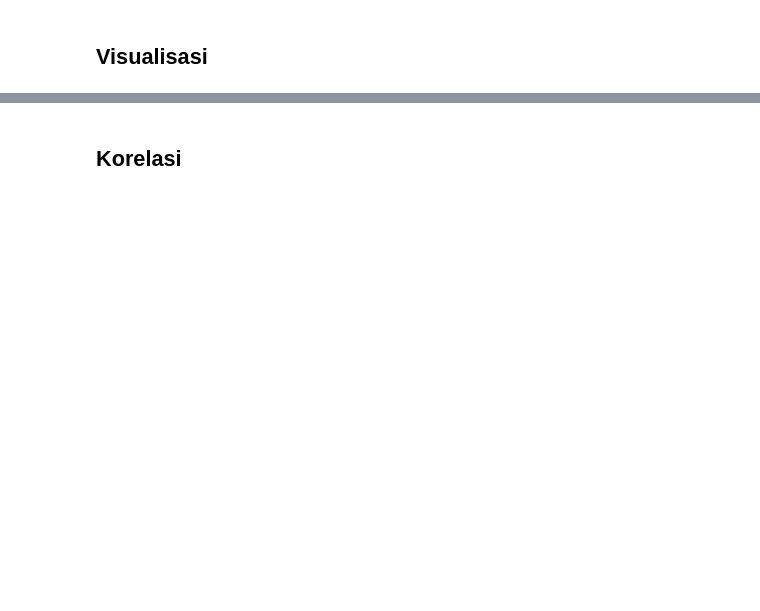
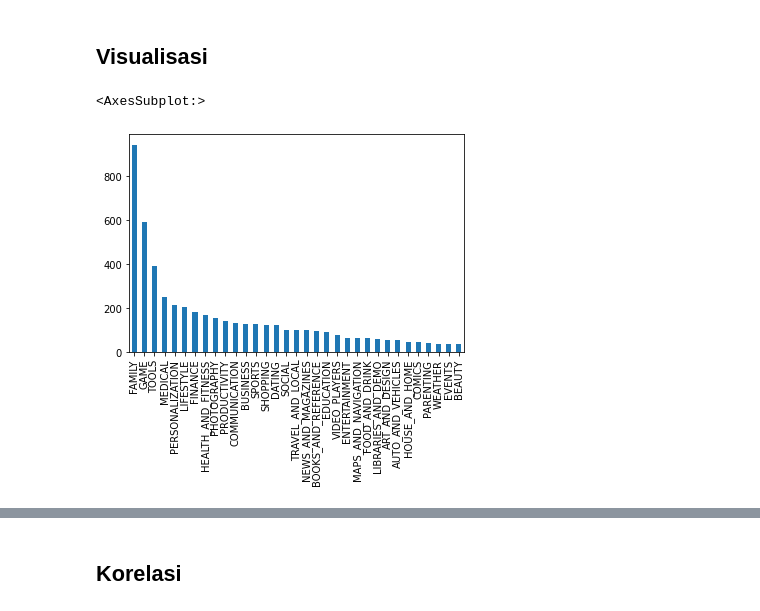
Before and after one commit to msyahrulsp/TuBesPengKom2, a Jupyter notebook: TuBes.ipynb, the cells around one changed output, grey strips where cells are left out. Drawn from its saved outputs; the diff is of its cells as text; code cells hidden in the pictures; blank space fills up the shorter version.

Commit message:
menambahkan isi pada bagian visualisasi

```diff
--- a/TuBes.ipynb
+++ b/TuBes.ipynb
@@ -109,3 +194,7 @@ df.groupby(["Category"])["Reviews", "Size", "Rating"].mean().sort_values(by=["Re
 <h2>Visualisasi
 # %%
 # Perbandingan kategori
+df["Category"].value_counts().plot(kind="bar")
+# %% [output]
+<AxesSubplot:>
+[figure, added]
```
Also changed, not shown: parts of 18 cells of this notebook.
